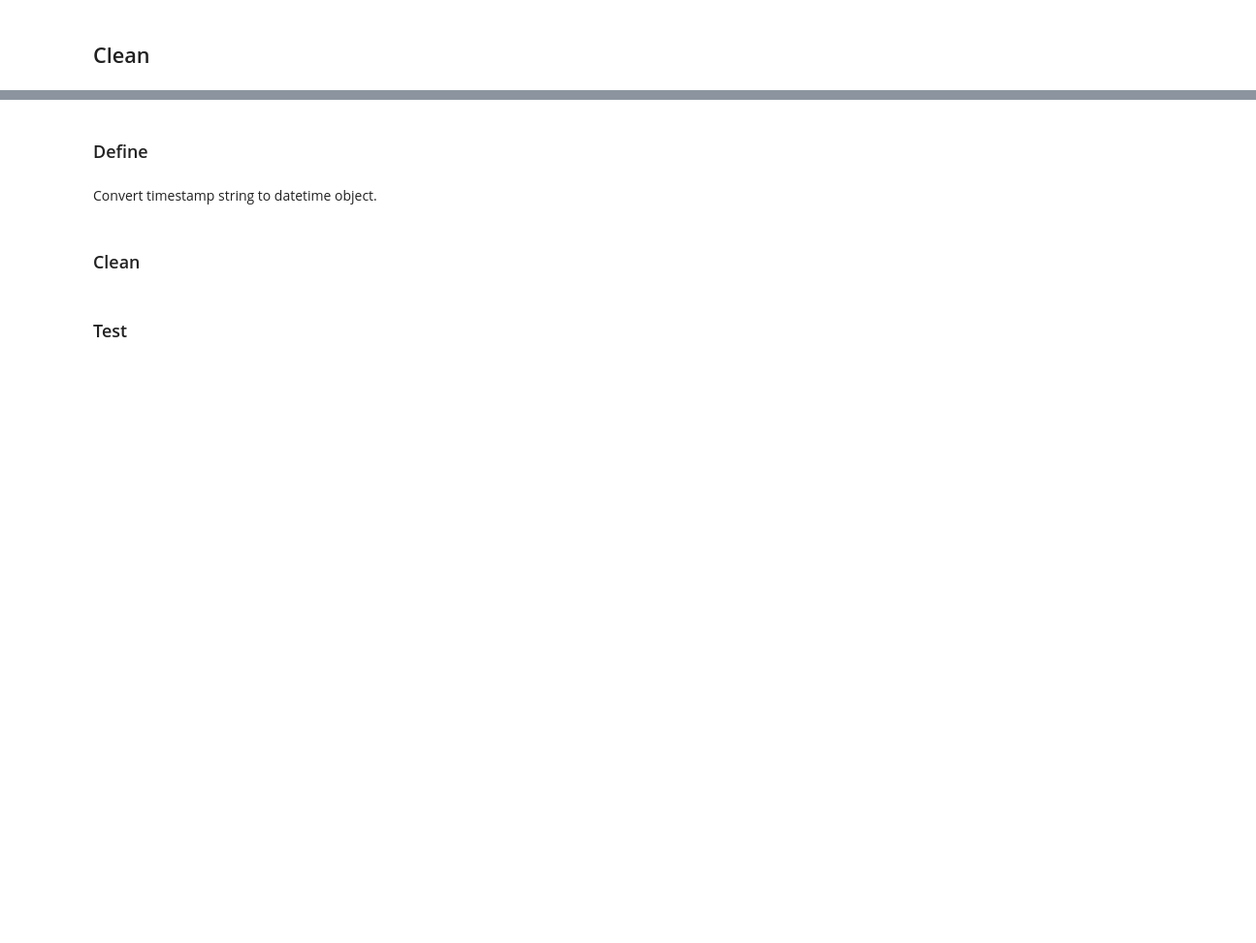
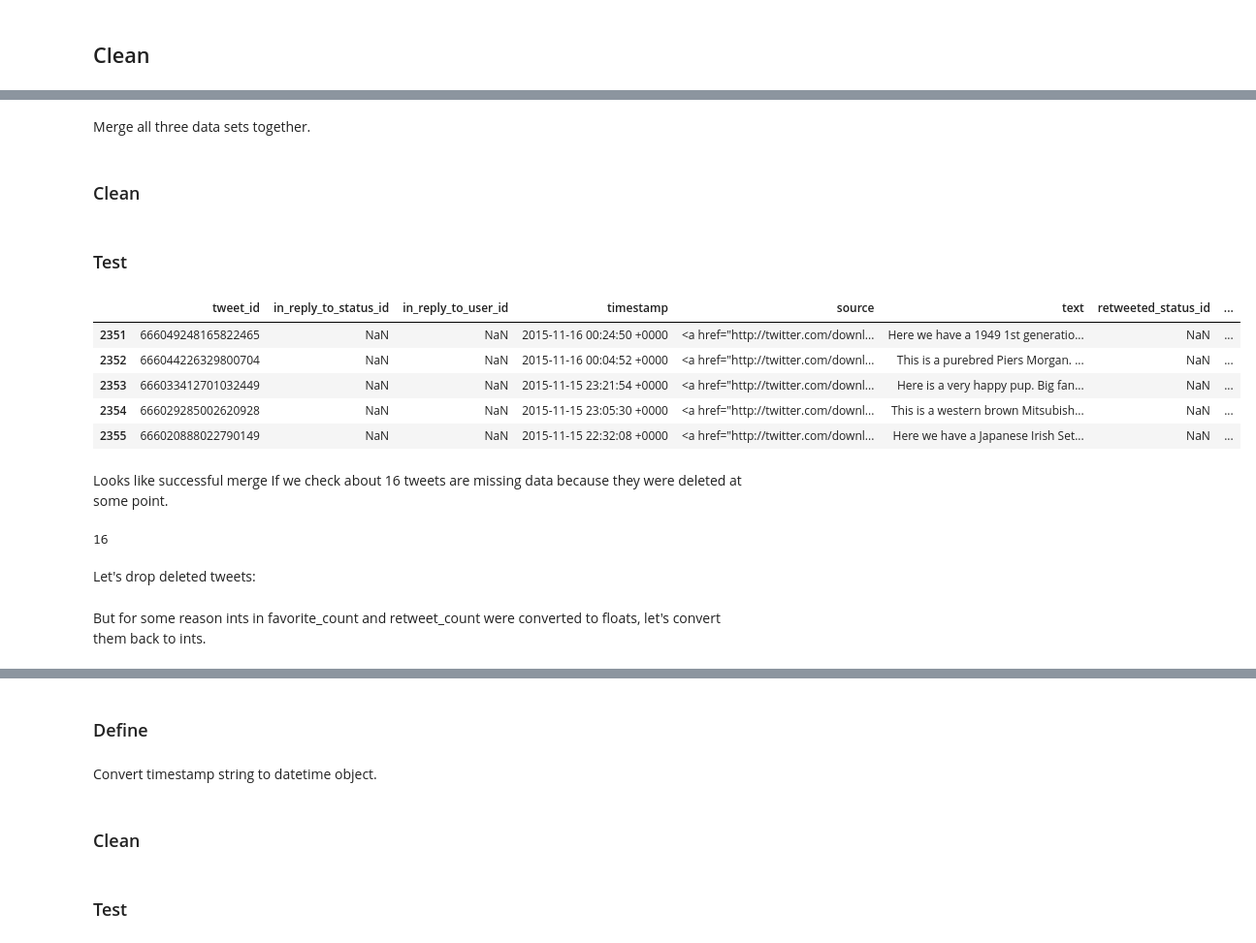
Before and after one commit to Askanio234/WeRateDogs-Tweets, a Jupyter notebook: wrangle_act.ipynb, the cells around one changed output, grey strips where cells are left out. Shown: that part at 97% size. Saved outputs shown, nothing was run; the diff lists cells and outputs as text; code cells hidden in the pictures; blank space fills up the shorter version.

Commit message:
Finilized merging archive df and api df

```diff
--- a/wrangle_act.ipynb
+++ b/wrangle_act.ipynb
@@ -355,0 +470,32 @@ df_images_clean = df_images.copy()
+# %% [markdown]
+Merge all three data sets together.
+# %% [markdown]
+### Clean
+# %%
+df_tweets_data_clean = df_tweets_data.copy()
+# Rename id column for merging.
+df_tweets_data_clean.rename(index=str, columns={'id': 'tweet_id'}, inplace=True)
+# %%
+# merge with data from twitter API:
+df_twitter_archive_master = pd.merge(df_tweets,
+                                     df_tweets_data_clean[['tweet_id', 'retweet_count', 'favorite_count']],
+                                     how='left')
+# %% [markdown]
+### Test
+# %%
+df_twitter_archive_master.tail()
+# %% [output]
+|  | tweet_id | in_reply_to_status_id | in_reply_to_user_id | timestamp | source | text | retweeted_status_id | ... |
+| 2351 | 666049248165822465 | NaN | NaN | 2015-11-16 00:24:50 +0000 | <a href="http://twitter.com/downl... | Here we have a 1949 1st generatio... | NaN | ... |
+| 2352 | 666044226329800704 | NaN | NaN | 2015-11-16 00:04:52 +0000 | <a href="http://twitter.com/downl... | This is a purebred Piers Morgan. ... | NaN | ... |
+| 2353 | 666033412701032449 | NaN | NaN | 2015-11-15 23:21:54 +0000 | <a href="http://twitter.com/downl... | Here is a very happy pup. Big fan... | NaN | ... |
+| 2354 | 666029285002620928 | NaN | NaN | 2015-11-15 23:05:30 +0000 | <a href="http://twitter.com/downl... | This is a western brown Mitsubish... | NaN | ... |
+| 2355 | 666020888022790149 | NaN | NaN | 2015-11-15 22:32:08 +0000 | <a href="http://twitter.com/downl... | Here we have a Japanese Irish Set... | NaN | ... |
+# %% [markdown]
+Looks like successful merge If we check about 16 tweets are missing data because they were deleted at some point.
+# %%
+len(df_twitter_archive_master[df_twitter_archive_master['retweet_count'].isnull()])
+# %% [output]
+16
+# %% [markdown]
+Let's drop deleted tweets:
@@ -355,0 +504,2 @@ df_images_clean = df_images.copy()
+# %% [markdown]
+But for some reason ints in favorite_count and retweet_count were converted to floats, let's convert them back to ints.
```
Also changed, not shown: parts of 23 cells of this notebook.
